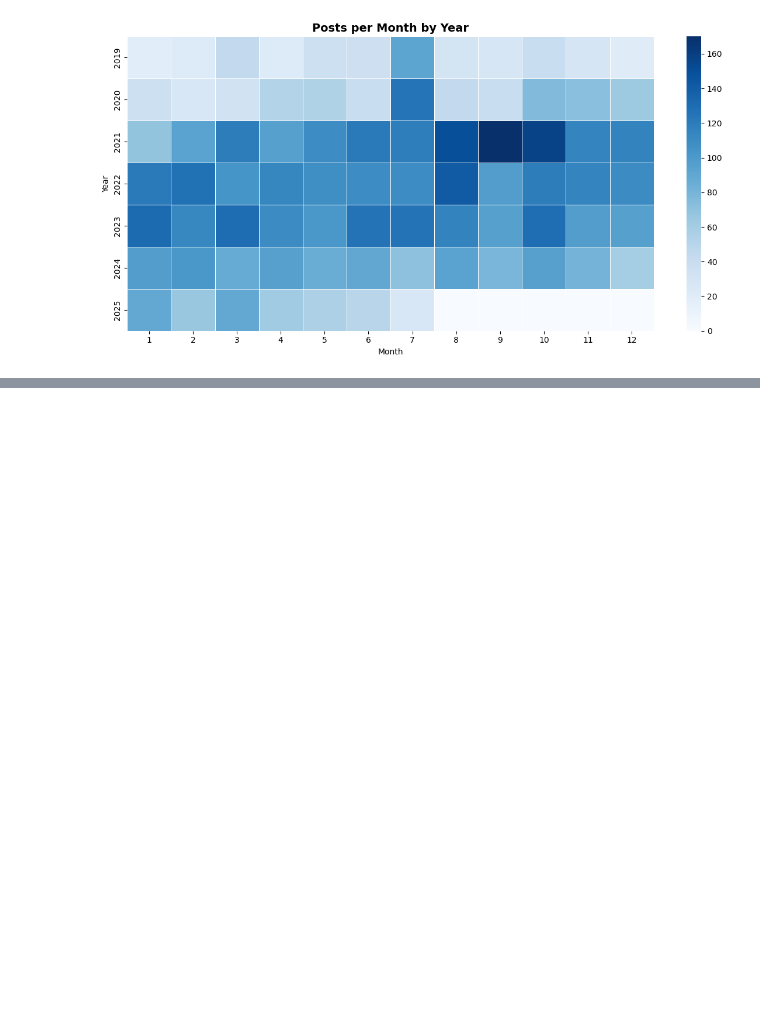
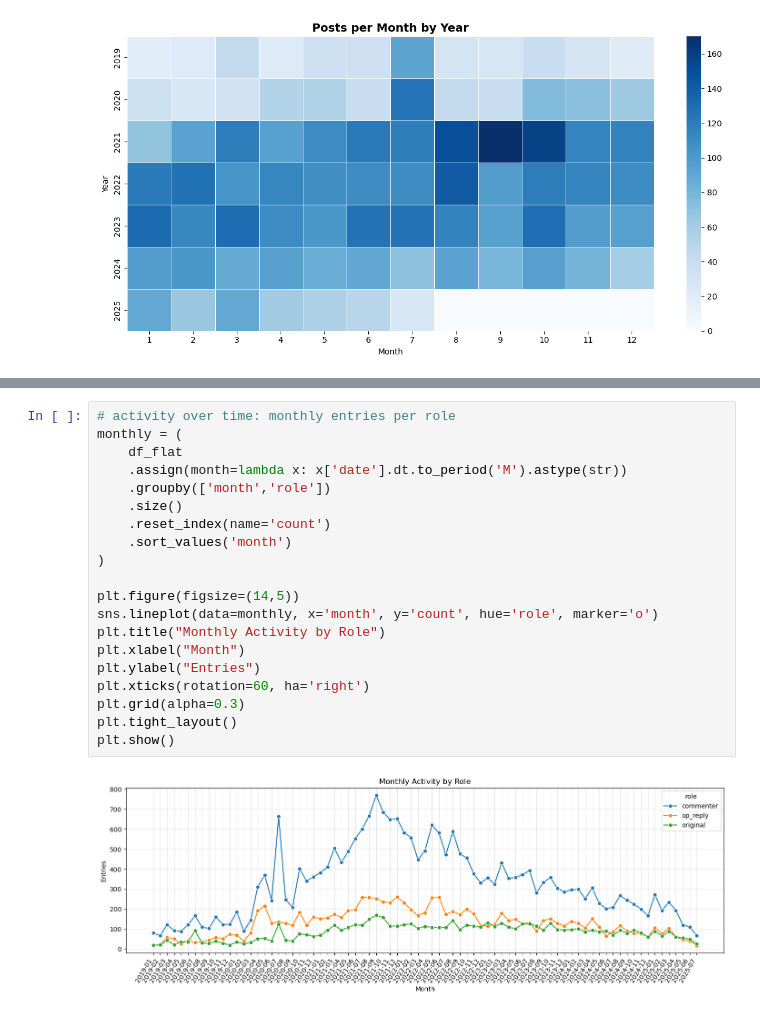
Before and after one commit to ruhinb/mds-mental-resproj, a Jupyter notebook: codes/beyondblue_eda.ipynb, the cells around one changed output, grey strips where cells are left out. Cells and saved outputs as stored; diff of their text form; blank space fills up the shorter version.

```diff
--- a/codes/beyondblue_eda.ipynb
+++ b/codes/beyondblue_eda.ipynb
@@ -547,0 +682,22 @@ plt.tight_layout(); plt.show()
+# %%
+# activity over time: monthly entries per role
+monthly = (
+    df_flat
+    .assign(month=lambda x: x['date'].dt.to_period('M').astype(str))
+    .groupby(['month','role'])
+    .size()
+    .reset_index(name='count')
+    .sort_values('month')
+)
+
+plt.figure(figsize=(14,5))
+sns.lineplot(data=monthly, x='month', y='count', hue='role', marker='o')
+plt.title("Monthly Activity by Role")
+plt.xlabel("Month")
+plt.ylabel("Entries")
+plt.xticks(rotation=60, ha='right')
+plt.grid(alpha=0.3)
+plt.tight_layout()
+plt.show()
+# %% [output]
+[figure, added]
```
Also changed, not shown: parts of 25 cells of this notebook, 12 other files.
